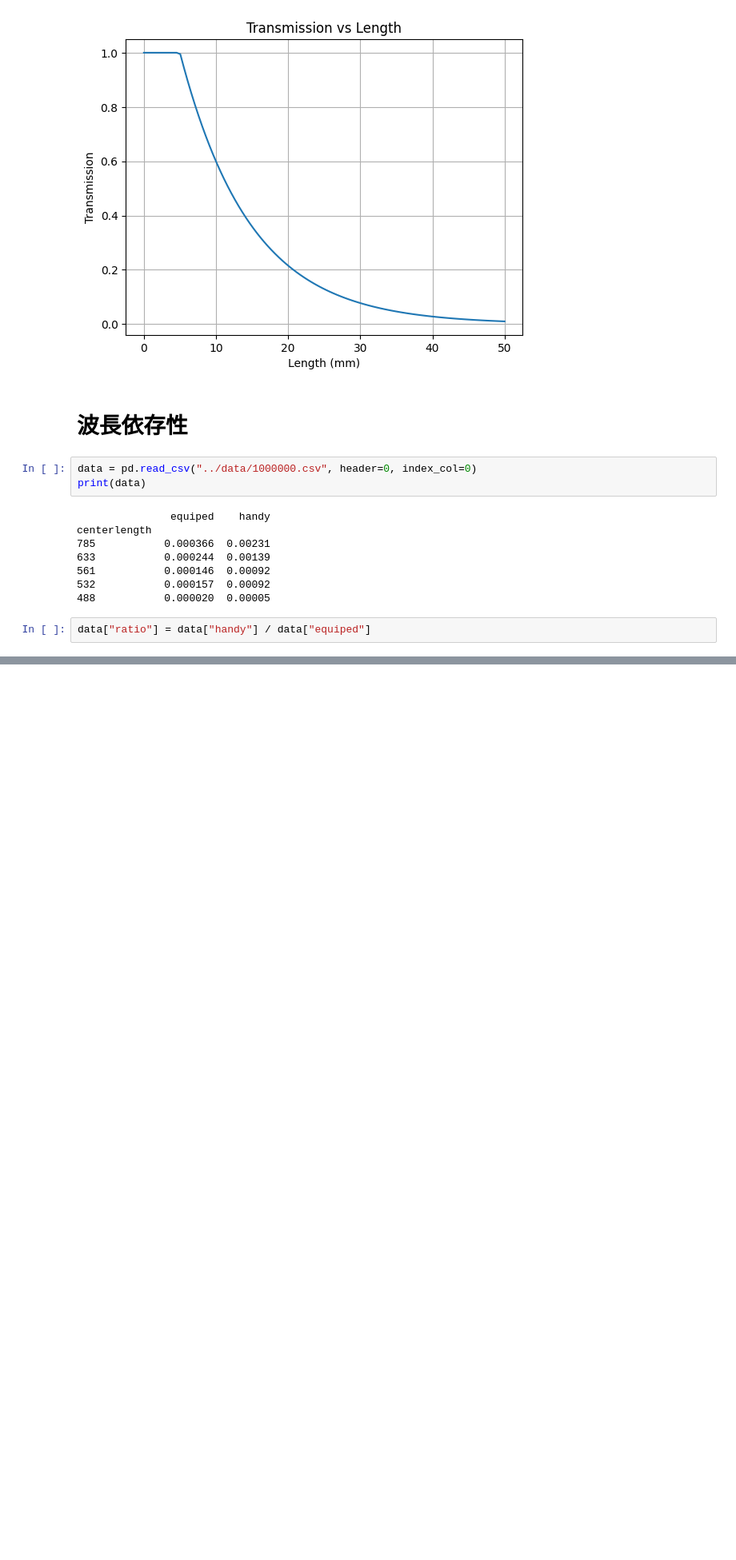
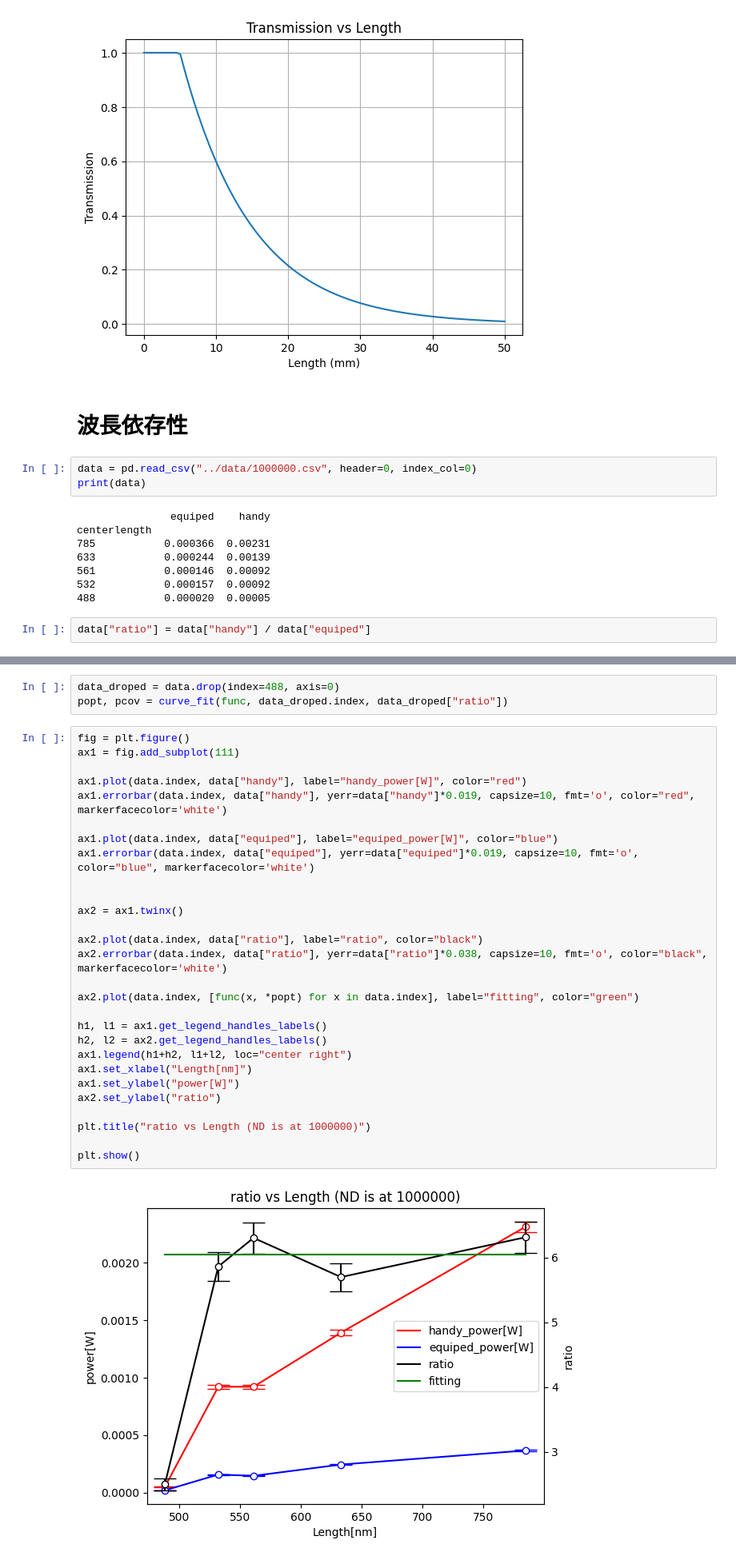
Before and after one commit to chiashi-lab/pl, a Jupyter notebook: notebook/analyse.ipynb, the cells around one changed output, grey strips where cells are left out. Shown: that part at 80% size. Drawn from its saved outputs; the diff is of its cells as text; blank space fills up the shorter version.

```diff
--- a/notebook/analyse.ipynb
+++ b/notebook/analyse.ipynb
@@ -101,0 +110,33 @@ plt.show()
+# %%
+data_droped = data.drop(index=488, axis=0)
+popt, pcov = curve_fit(func, data_droped.index, data_droped["ratio"])
+# %%
+fig = plt.figure()
+ax1 = fig.add_subplot(111)
+
+ax1.plot(data.index, data["handy"], label="handy_power[W]", color="red")
+ax1.errorbar(data.index, data["handy"], yerr=data["handy"]*0.019, capsize=10, fmt='o', color="red", markerfacecolor='white')
+
+ax1.plot(data.index, data["equiped"], label="equiped_power[W]", color="blue")
+ax1.errorbar(data.index, data["equiped"], yerr=data["equiped"]*0.019, capsize=10, fmt='o', color="blue", markerfacecolor='white')
+
+
+ax2 = ax1.twinx()
+
+ax2.plot(data.index, data["ratio"], label="ratio", color="black")
+ax2.errorbar(data.index, data["ratio"], yerr=data["ratio"]*0.038, capsize=10, fmt='o', color="black", markerfacecolor='white')
+
+ax2.plot(data.index, [func(x, *popt) for x in data.index], label="fitting", color="green")
+
+h1, l1 = ax1.get_legend_handles_labels()
+h2, l2 = ax2.get_legend_handles_labels()
+ax1.legend(h1+h2, l1+l2, loc="center right")
+ax1.set_xlabel("Length[nm]")
+ax1.set_ylabel("power[W]")
+ax2.set_ylabel("ratio")
+
+plt.title("ratio vs Length (ND is at 1000000)")
+
+plt.show()
+# %% [output]
+[figure, added]
```
Also changed, not shown: parts of 4 cells of this notebook.
